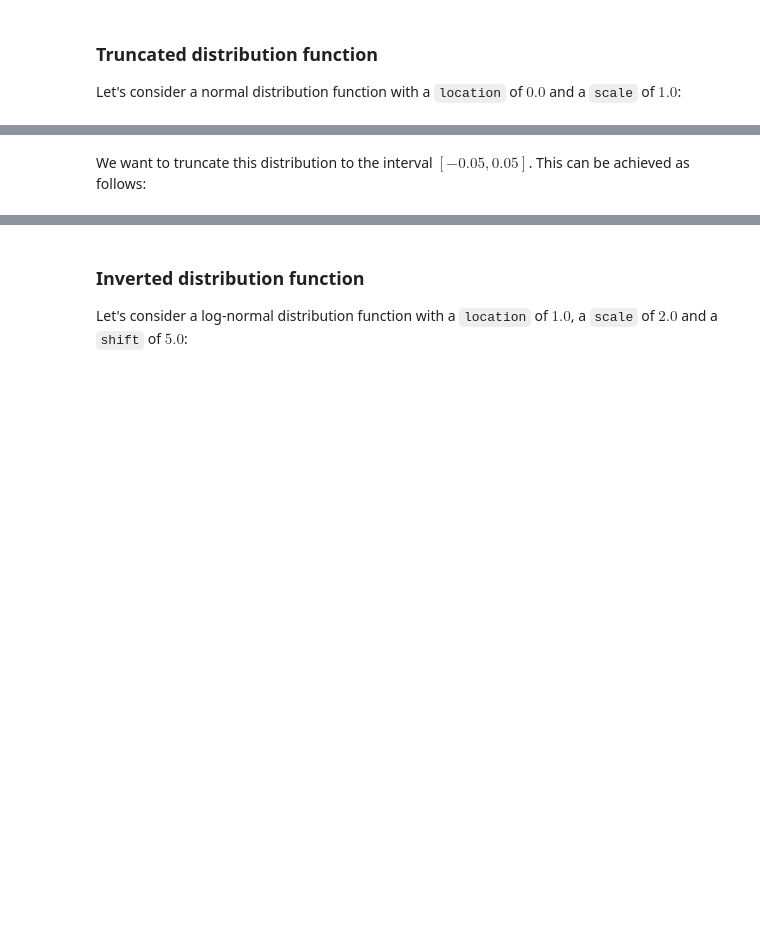
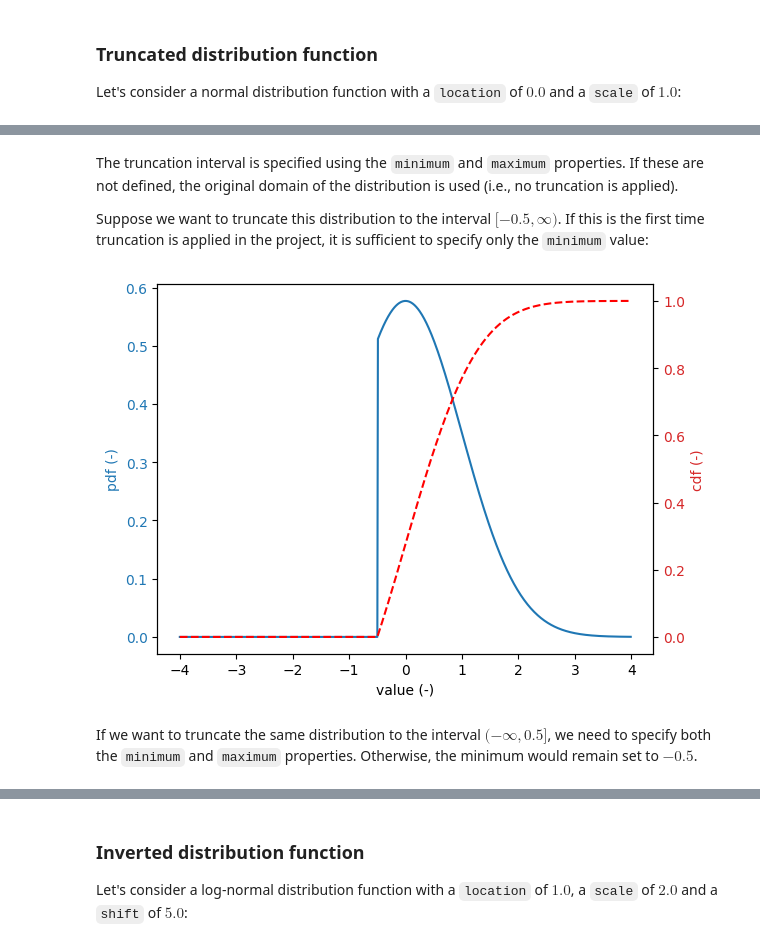
Before and after one commit to Deltares/ProbabilisticLibrary, a Jupyter notebook: sources/Deltares.Probabilistic.PWrapper.Notebooks/operations_on_distribution_functions.ipynb, the cells around one changed output, grey strips where cells are left out. Saved outputs shown, nothing was run; the diff lists cells and outputs as text; code cells hidden in the pictures; blank space fills up the shorter version.

```diff
--- a/sources/Deltares.Probabilistic.PWrapper.Notebooks/operations_on_distribution_functions.ipynb
+++ b/sources/Deltares.Probabilistic.PWrapper.Notebooks/operations_on_distribution_functions.ipynb
@@ -119,3 +125,13 @@ x(0.75) = 0.6744897501960817
+# %% [markdown]
+The truncation interval is specified using the `minimum` and `maximum` properties. If these are not defined, the original domain of the distribution is used (i.e., no truncation is applied).
+
+Suppose we want to truncate this distribution to the interval $[-0.5, \infty)$. If this is the first time truncation is applied in the project, it is sufficient to specify only the `minimum` value:
+# %%
+stochast.minimum = -0.5
+
+plot_dist(val_grid, stochast)
+# %% [output]
+[figure, added]
 # %% [markdown]
-We want to truncate this distribution to the interval $[-0.05, 0.05]$. This can be achieved as follows:
+If we want to truncate the same distribution to the interval $(-\infty, 0.5]$, we need to specify both the `minimum` and `maximum` properties. Otherwise, the minimum would remain set to $-0.5$.
 # %%
```
Also changed, not shown: parts of 8 cells of this notebook.
